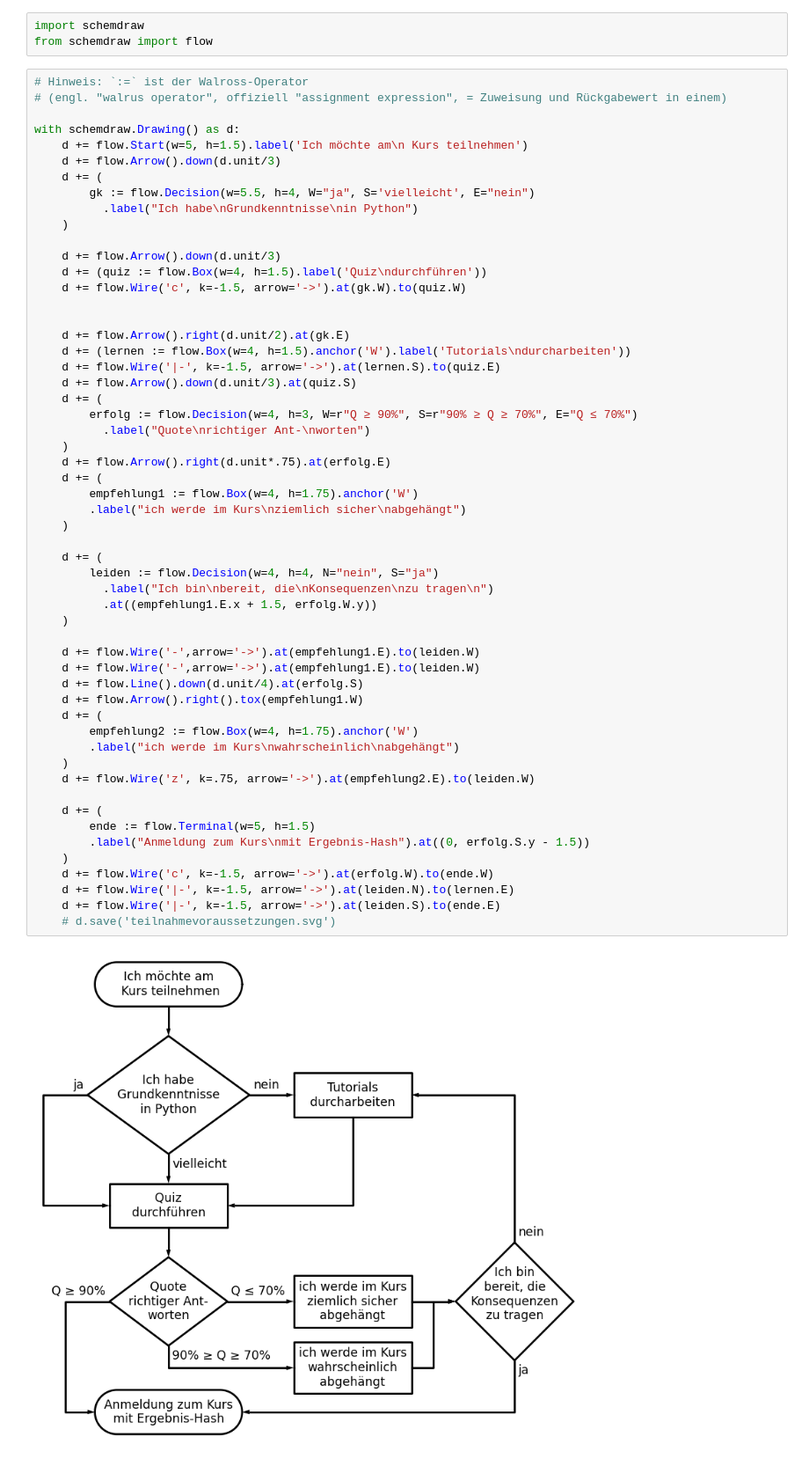
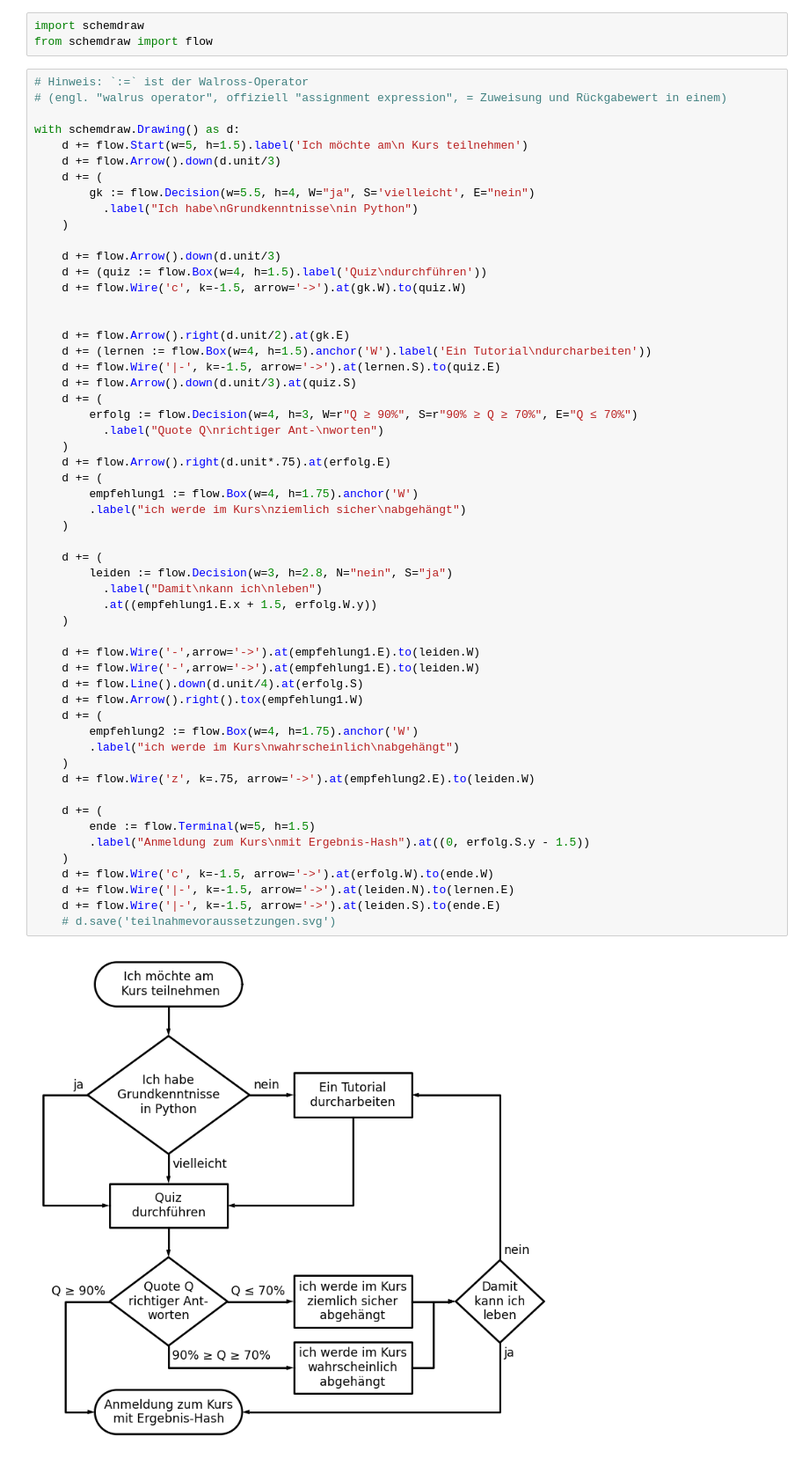
Before and after one commit to cknoll/demo-material, a Jupyter notebook: graph-visualization/flussdiagramme.ipynb, the cells around one changed output. Shown at 88% size. Drawn from its saved outputs; the diff is of its cells as text.

```diff
--- a/graph-visualization/flussdiagramme.ipynb
+++ b/graph-visualization/flussdiagramme.ipynb
@@ -23,42 +23,42 @@ with schemdraw.Drawing() as d:
 
 
     d += flow.Arrow().right(d.unit/2).at(gk.E)
-    d += (lernen := flow.Box(w=4, h=1.5).anchor('W').label('Tutorials\ndurcharbeiten'))
+    d += (lernen := flow.Box(w=4, h=1.5).anchor('W').label('Ein Tutorial\ndurcharbeiten'))
     d += flow.Wire('|-', k=-1.5, arrow='->').at(lernen.S).to(quiz.E)
     d += flow.Arrow().down(d.unit/3).at(quiz.S)
     d += (
         erfolg := flow.Decision(w=4, h=3, W=r"Q ≥ 90%", S=r"90% ≥ Q ≥ 70%", E="Q ≤ 70%")
-          .label("Quote\nrichtiger Ant-\nworten")
+          .label("Quote Q\nrichtiger Ant-\nworten")
     )
     d += flow.Arrow().right(d.unit*.75).at(erfolg.E)
     d += (
         empfehlung1 := flow.Box(w=4, h=1.75).anchor('W')
         .label("ich werde im Kurs\nziemlich sicher\nabgehängt")
     )
 
     d += (
-        leiden := flow.Decision(w=4, h=4, N="nein", S="ja")
-          .label("Ich bin\nbereit, die\nKonsequenzen\nzu tragen\n")
+        leiden := flow.Decision(w=3, h=2.8, N="nein", S="ja")
+          .label("Damit\nkann ich\nleben")
           .at((empfehlung1.E.x + 1.5, erfolg.W.y))
     )
 
     d += flow.Wire('-',arrow='->').at(empfehlung1.E).to(leiden.W)
     d += flow.Wire('-',arrow='->').at(empfehlung1.E).to(leiden.W)
     d += flow.Line().down(d.unit/4).at(erfolg.S)
     d += flow.Arrow().right().tox(empfehlung1.W)
     d += (
         empfehlung2 := flow.Box(w=4, h=1.75).anchor('W')
         .label("ich werde im Kurs\nwahrscheinlich\nabgehängt")
     )
     d += flow.Wire('z', k=.75, arrow='->').at(empfehlung2.E).to(leiden.W)
 
     d += (
         ende := flow.Terminal(w=5, h=1.5)
         .label("Anmeldung zum Kurs\nmit Ergebnis-Hash").at((0, erfolg.S.y - 1.5))
     )
     d += flow.Wire('c', k=-1.5, arrow='->').at(erfolg.W).to(ende.W)
     d += flow.Wire('|-', k=-1.5, arrow='->').at(leiden.N).to(lernen.E)
     d += flow.Wire('|-', k=-1.5, arrow='->').at(leiden.S).to(ende.E)
     # d.save('teilnahmevoraussetzungen.svg')
 # %% [output]
-[figure, old version]
+[figure, new version]
```
Also changed, not shown: parts of 3 cells of this notebook.
